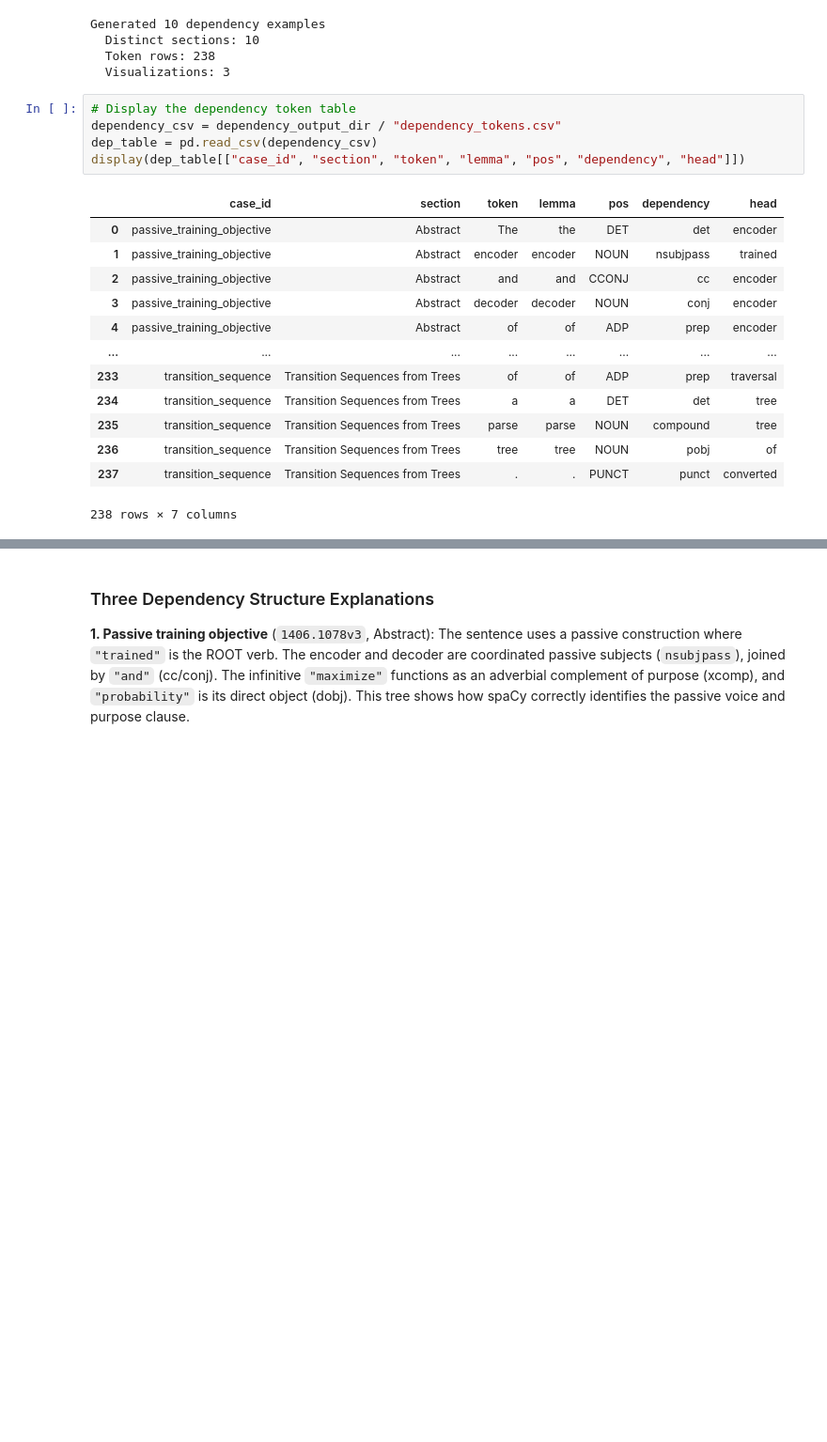
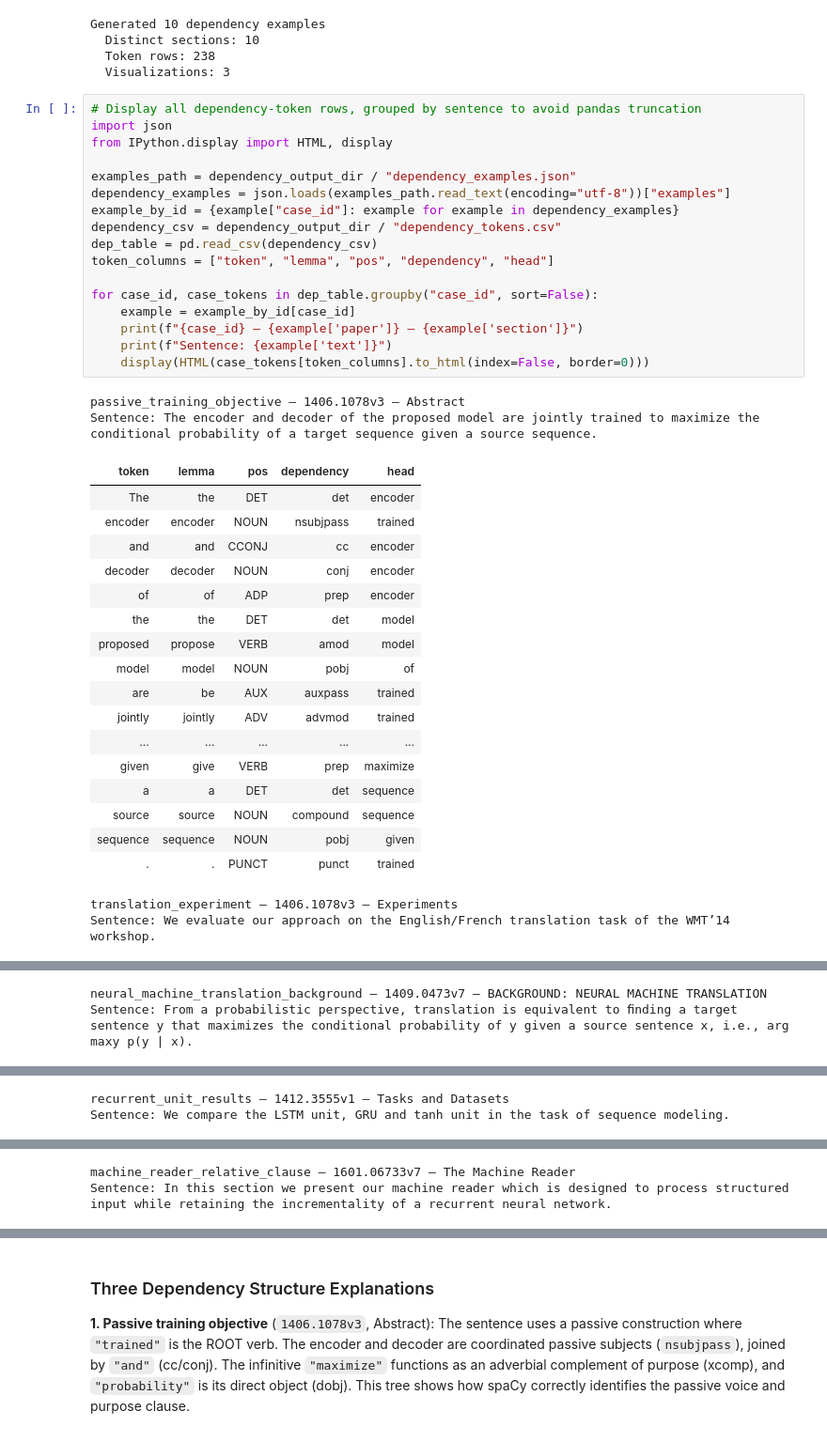
Before and after one commit to HilalHocaoglu/nlp-homework-1-scientific-paper-processing, a Jupyter notebook: notebooks/homework1.ipynb, the cells around one changed output, grey strips where cells are left out. Shown at 94% size. Saved outputs shown, nothing was run; the diff lists cells and outputs as text; blank space fills up the shorter version.

Commit message:
Improve notebook output tables

```diff
--- a/notebooks/homework1.ipynb
+++ b/notebooks/homework1.ipynb
@@ -544,21 +560,41 @@ Generated 10 dependency examples
   Token rows: 238
   Visualizations: 3
 # %%
-# Display the dependency token table
+# Display all dependency-token rows, grouped by sentence to avoid pandas truncation
+import json
+from IPython.display import HTML, display
+
+examples_path = dependency_output_dir / "dependency_examples.json"
+dependency_examples = json.loads(examples_path.read_text(encoding="utf-8"))["examples"]
+example_by_id = {example["case_id"]: example for example in dependency_examples}
 dependency_csv = dependency_output_dir / "dependency_tokens.csv"
 dep_table = pd.read_csv(dependency_csv)
-display(dep_table[["case_id", "section", "token", "lemma", "pos", "dependency", "head"]])
+token_columns = ["token", "lemma", "pos", "dependency", "head"]
+
+for case_id, case_tokens in dep_table.groupby("case_id", sort=False):
+    example = example_by_id[case_id]
+    print(f"{case_id} — {example['paper']} — {example['section']}")
+    print(f"Sentence: {example['text']}")
+    display(HTML(case_tokens[token_columns].to_html(index=False, border=0)))
 # %% [output]
+passive_training_objective — 1406.1078v3 — Abstract
+Sentence: The encoder and decoder of the proposed model are jointly trained to maximize the conditional probability of a target sequence given a source sequence.
-|  | case_id | section | token | lemma | pos | dependency | head |
-| 0 | passive_training_objective | Abstract | The | the | DET | det | encoder |
-| 1 | passive_training_objective | Abstract | encoder | encoder | NOUN | nsubjpass | trained |
-| 2 | passive_training_objective | Abstract | and | and | CCONJ | cc | encoder |
-| 3 | passive_training_objective | Abstract | decoder | decoder | NOUN | conj | encoder |
-| 4 | passive_training_objective | Abstract | of | of | ADP | prep | encoder |
-| ... | ... | ... | ... | ... | ... | ... | ... |
-| 233 | transition_sequence | Transition Sequences from Trees | of | of | ADP | prep | traversal |
-| 234 | transition_sequence | Transition Sequences from Trees | a | a | DET | det | tree |
-| 235 | transition_sequence | Transition Sequences from Trees | parse | parse | NOUN | compound | tree |
-| 236 | transition_sequence | Transition Sequences from Trees | tree | tree | NOUN | pobj | of |
-| 237 | transition_sequence | Transition Sequences from Trees | . | . | PUNCT | punct | converted |
+| token | lemma | pos | dependency | head |
+| The | the | DET | det | encoder |
+| encoder | encoder | NOUN | nsubjpass | trained |
+| and | and | CCONJ | cc | encoder |
+| decoder | decoder | NOUN | conj | encoder |
+| of | of | ADP | prep | encoder |
+| the | the | DET | det | model |
+| proposed | propose | VERB | amod | model |
+| model | model | NOUN | pobj | of |
+| are | be | AUX | auxpass | trained |
+| jointly | jointly | ADV | advmod | trained |
+| ... | ... | ... | ... | ... |
+| given | give | VERB | prep | maximize |
+| a | a | DET | det | sequence |
+| source | source | NOUN | compound | sequence |
+| sequence | sequence | NOUN | pobj | given |
+| . | . | PUNCT | punct | trained |
-238 rows × 7 columns
+translation_experiment — 1406.1078v3 — Experiments
+Sentence: We evaluate our approach on the English/French translation task of the WMT’14 workshop.
@@ -564,0 +618,2 @@ display(dep_table[["case_id", "section", "token", "lemma", "pos", "dependency",
+neural_machine_translation_background — 1409.0473v7 — BACKGROUND: NEURAL MACHINE TRANSLATION
+Sentence: From a probabilistic perspective, translation is equivalent to ﬁnding a target sentence y that maximizes the conditional probability of y given a source sentence x, i.e., arg maxy p(y | x).
@@ -564,0 +637,2 @@ display(dep_table[["case_id", "section", "token", "lemma", "pos", "dependency",
+recurrent_unit_results — 1412.3555v1 — Tasks and Datasets
+Sentence: We compare the LSTM unit, GRU and tanh unit in the task of sequence modeling.
@@ -564,0 +657,2 @@ display(dep_table[["case_id", "section", "token", "lemma", "pos", "dependency",
+machine_reader_relative_clause — 1601.06733v7 — The Machine Reader
+Sentence: In this section we present our machine reader which is designed to process structured input while retaining the incrementality of a recurrent neural network.
```
Also changed, not shown: parts of 4 cells of this notebook, 1 other file.
